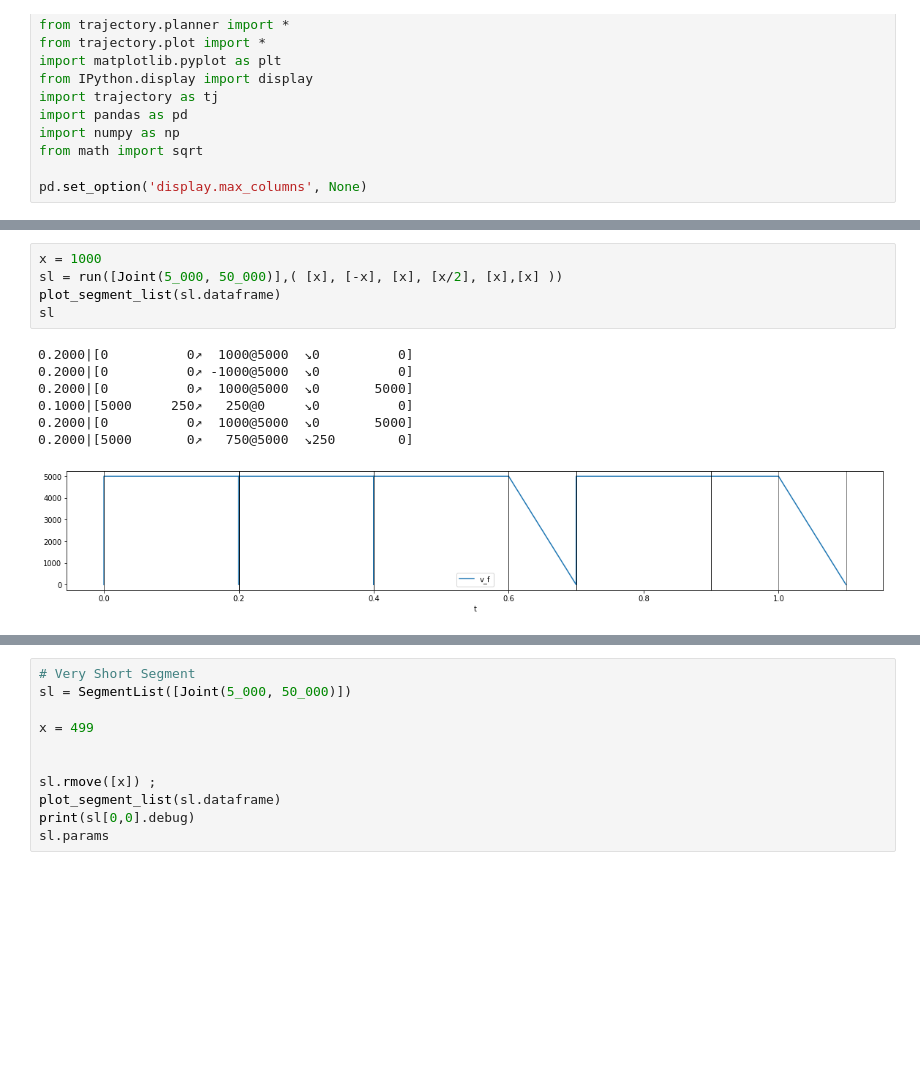
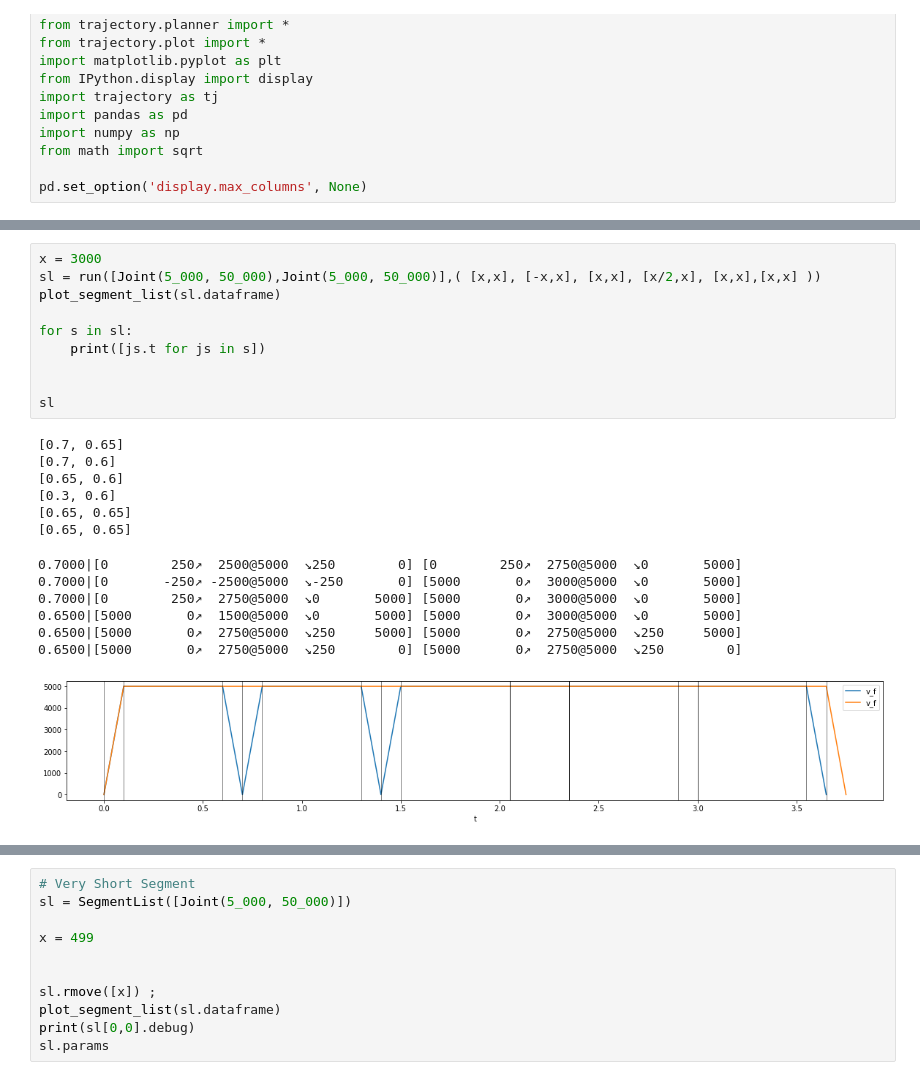
Before and after one commit to Busboombot/trajectory, a Jupyter notebook: design/Notebooks/JITTrajectory.ipynb, the cells around one changed output, grey strips where cells are left out. Saved outputs shown, nothing was run; the diff lists cells and outputs as text; blank space fills up the shorter version.

```diff
--- a/design/Notebooks/JITTrajectory.ipynb
+++ b/design/Notebooks/JITTrajectory.ipynb
@@ -60,13 +60,24 @@ sl
 # %%
-x = 1000
-sl = run([Joint(5_000, 50_000)],( [x], [-x], [x], [x/2], [x],[x] ))
+x = 3000
+sl = run([Joint(5_000, 50_000),Joint(5_000, 50_000)],( [x,x], [-x,x], [x,x], [x/2,x], [x,x],[x,x] ))
 plot_segment_list(sl.dataframe)
+
+for s in sl:
+    print([js.t for js in s])
+
+
 sl
 # %% [output]
-0.2000|[0          0↗  1000@5000  ↘0          0]
-0.2000|[0          0↗ -1000@5000  ↘0          0]
-0.2000|[0          0↗  1000@5000  ↘0       5000]
-0.1000|[5000     250↗   250@0     ↘0          0]
-0.2000|[0          0↗  1000@5000  ↘0       5000]
-0.2000|[5000       0↗   750@5000  ↘250        0]
+[0.7, 0.65]
+[0.7, 0.6]
+[0.65, 0.6]
+[0.3, 0.6]
+[0.65, 0.65]
+[0.65, 0.65]
+0.7000|[0        250↗  2500@5000  ↘250        0] [0        250↗  2750@5000  ↘0       5000]
+0.7000|[0       -250↗ -2500@5000  ↘-250       0] [5000       0↗  3000@5000  ↘0       5000]
+0.7000|[0        250↗  2750@5000  ↘0       5000] [5000       0↗  3000@5000  ↘0       5000]
+0.6500|[5000       0↗  1500@5000  ↘0       5000] [5000       0↗  3000@5000  ↘0       5000]
+0.6500|[5000       0↗  2750@5000  ↘250     5000] [5000       0↗  2750@5000  ↘250     5000]
+0.6500|[5000       0↗  2750@5000  ↘250        0] [5000       0↗  2750@5000  ↘250        0]
-[figure, old version]
+[figure, new version]
```
Also changed, not shown: parts of 15 cells of this notebook, 1 other file.
